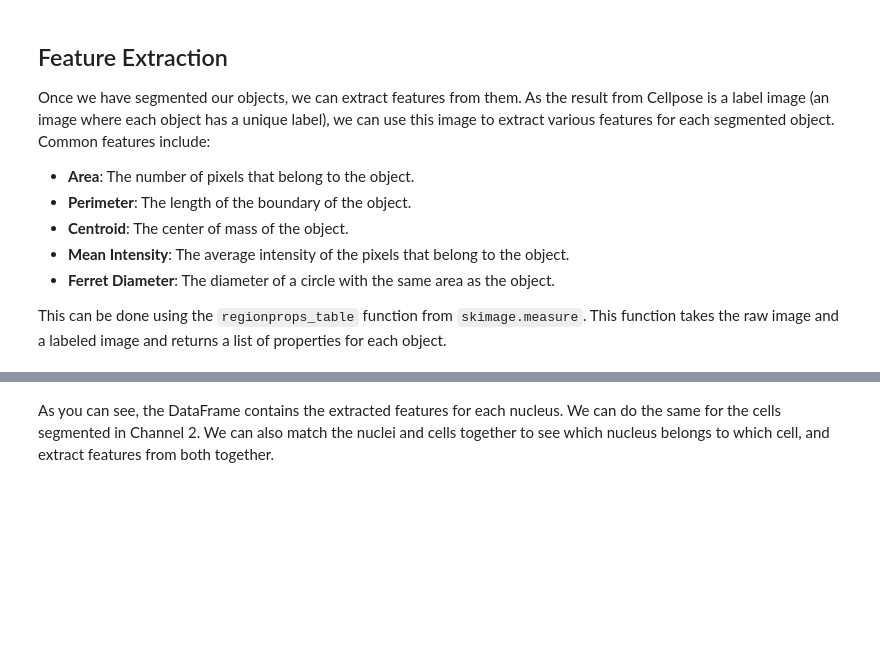
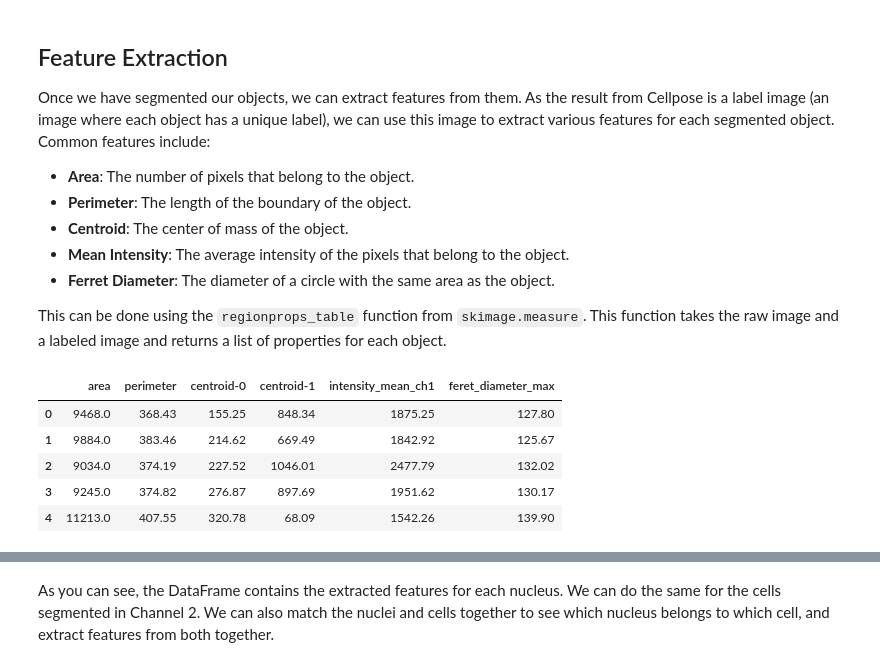
Before and after one commit to m-albert/mnb-image-analysis, a Jupyter notebook: materials/feature_extraction/feature_extraction.ipynb, the cells around one changed output, grey strips where cells are left out. Saved outputs shown, nothing was run; the diff lists cells and outputs as text; code cells hidden in the pictures; blank space fills up the shorter version.

```diff
--- a/materials/feature_extraction/feature_extraction.ipynb
+++ b/materials/feature_extraction/feature_extraction.ipynb
@@ -322,22 +318,29 @@ This can be done using the `regionprops_table` function from `skimage.measure`.
 # %%
 props_nuclei = regionprops_table(
     label_image=masks_c1,
     intensity_image=img_ch1,
     properties=[
         "area",
         "perimeter",
         "centroid",
         "intensity_mean",
         "feret_diameter_max",
     ],
 )
 # Convert to DataFrame, rename intensity column to indicate channel, and round
 df_props_nuclei = (
     pd.DataFrame(props_nuclei)
     .rename(columns={"intensity_mean": "intensity_mean_ch1"})
     .round(2)
 )
-display(df_props_nuclei)
+display(df_props_nuclei.head())
+# %% [output]
+|  | area | perimeter | centroid-0 | centroid-1 | intensity_mean_ch1 | feret_diameter_max |
+| 0 | 9468.0 | 368.43 | 155.25 | 848.34 | 1875.25 | 127.80 |
+| 1 | 9884.0 | 383.46 | 214.62 | 669.49 | 1842.92 | 125.67 |
+| 2 | 9034.0 | 374.19 | 227.52 | 1046.01 | 2477.79 | 132.02 |
+| 3 | 9245.0 | 374.82 | 276.87 | 897.69 | 1951.62 | 130.17 |
+| 4 | 11213.0 | 407.55 | 320.78 | 68.09 | 1542.26 | 139.90 |
 # %%
 props_cells = regionprops_table(
     label_image=masks_c2c1,
```
Also changed, not shown: parts of 14 cells of this notebook.
